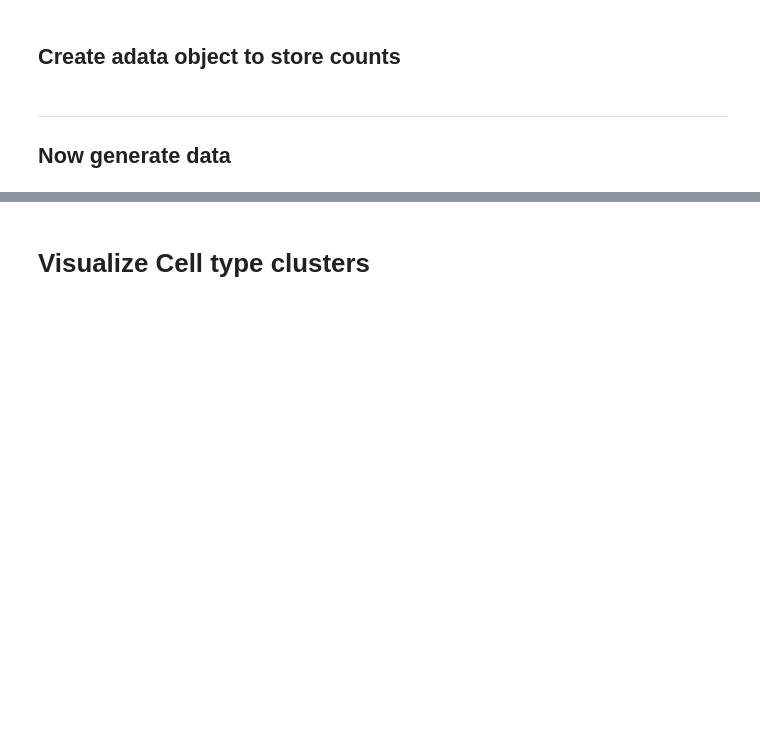
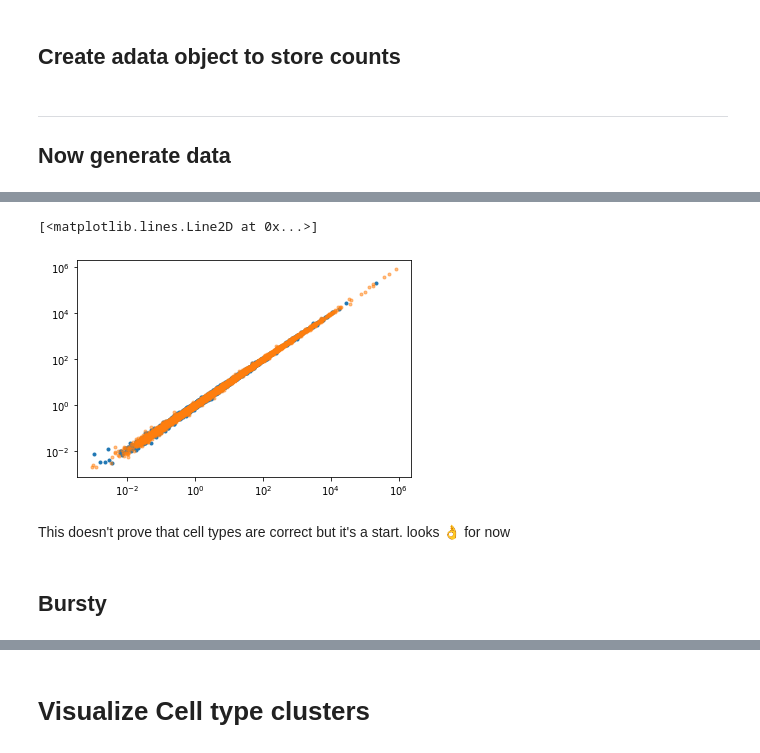
Before and after one commit to pachterlab/CGCCP_2023, a Jupyter notebook: Code/Notebooks/Simulate_data.ipynb, the cells around one changed output, grey strips where cells are left out. Cells and saved outputs as stored; diff of their text form; code cells hidden in the pictures; blank space fills up the shorter version.

```diff
--- a/Code/Notebooks/Simulate_data.ipynb
+++ b/Code/Notebooks/Simulate_data.ipynb
@@ -603,0 +724,8 @@ Cell type  19
+# %%
+plt.loglog(Svar.flatten(),(alpha_/gamma_ * (1+1/gamma_)).flatten(),'.')
+plt.loglog(Uvar.flatten(),(alpha_/beta_ * (1+1/beta_)).flatten(),'.',alpha=0.5)
+# %% [output]
+[<matplotlib.lines.Line2D at 0x...>]
+[figure, added]
+# %% [markdown]
+This doesn't prove that cell types are correct but it's a start. looks 👌 for now
@@ -603,0 +736,2 @@ Cell type  19
+# %% [markdown]
+## Bursty
```
Also changed, not shown: parts of 50 cells of this notebook.
